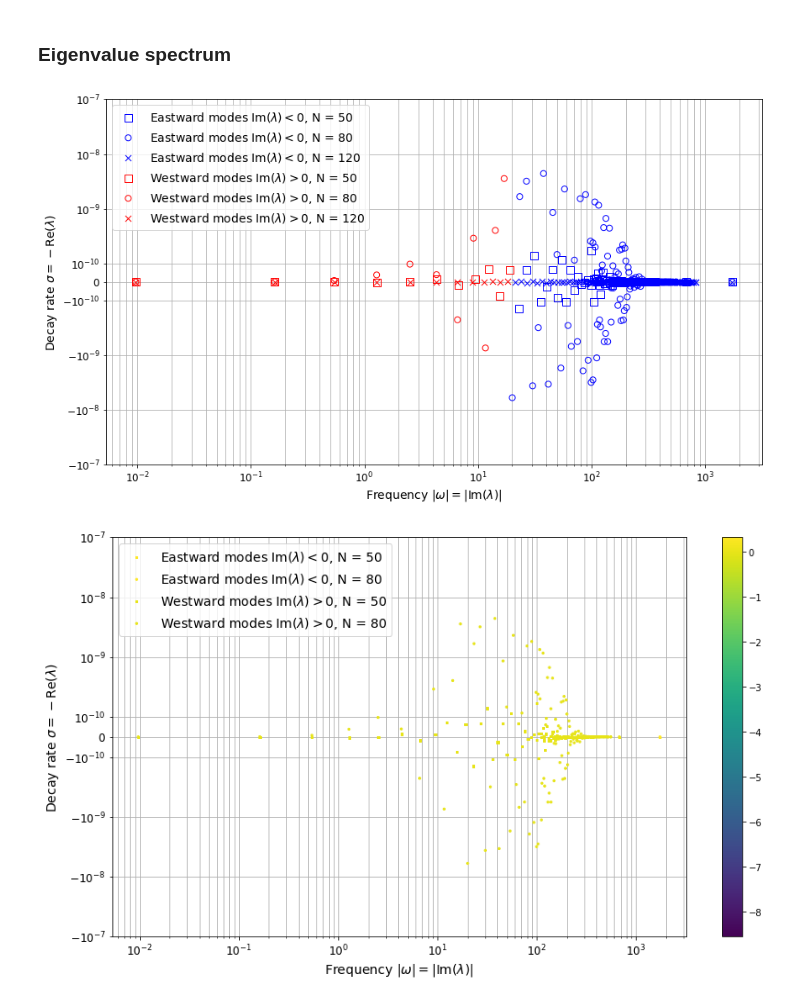
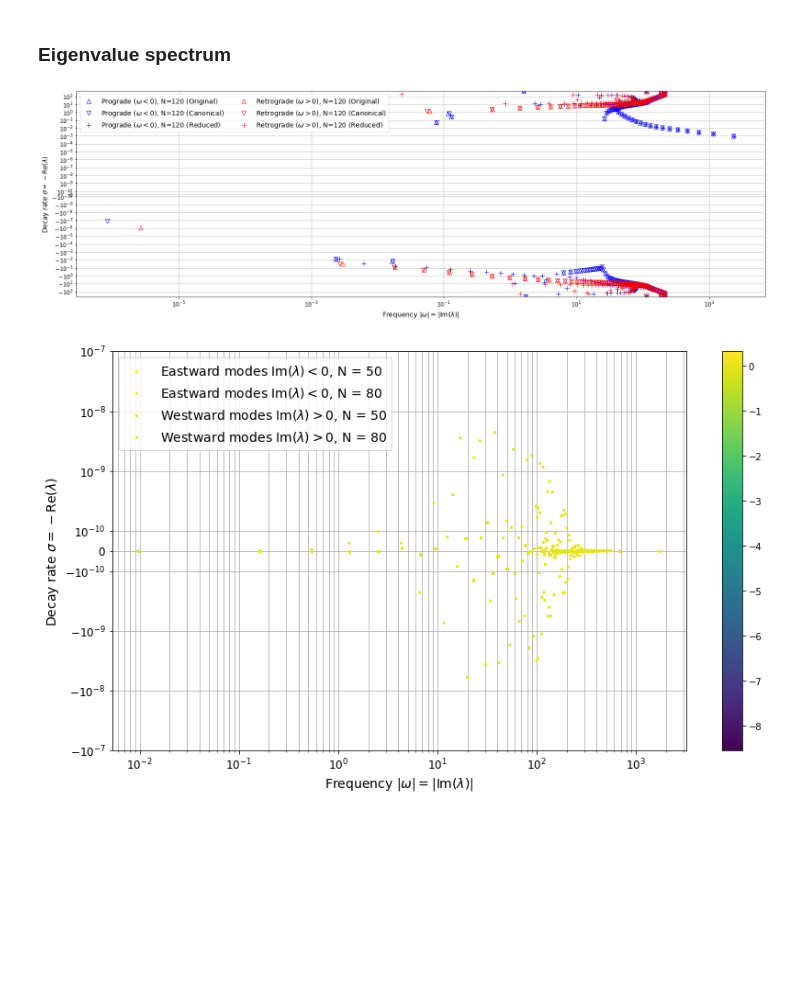
Before and after one commit to GentleMin/PlesioGeostroPy, a Jupyter notebook: Eigen_Post.ipynb, the cells around one changed output. Drawn from its saved outputs; the diff is of its cells as text; code cells hidden in the pictures; blank space fills up the shorter version.

```diff
--- a/Eigen_Post.ipynb
+++ b/Eigen_Post.ipynb
@@ -1094,3 +1210,17 @@ for idx, fname in enumerate(eigen_files_list):
+# %%
+df = pd.read_table(os.path.join('./out/eigen/T1_SL2N1_std/Reduced/eig-filter_ideal_m3_Le1e-4_N120.txt'), header=3, delimiter='\s+')
+for col in df:
+    if col == 'Index':
+        continue
+    df[col] = df[col].to_numpy().astype(np.complex128)
+
+for i_src in range(len(eig_val_list)):
+    if i_src >= len(eig_val_list) or i_src >= df.shape[1] - 1:
+        continue
+    targets = df.iloc[:, i_src+1].to_numpy()
+    i_target = np.array([np.argmin(np.abs(target - eig_val_list[i_src])) for target in targets])
+    eig_val_list[i_src] = eig_val_list[i_src][i_target]
+    eig_vec_list[i_src] = eig_vec_list[i_src][:, i_target]
 # %% [markdown]
 ### Sorting eigenmodes
 
@@ -1108,8 +1238,9 @@ Fast/slow splitting. The following code block classifies the eigenvalues into
 2. Slow modes and their eigenvalues (absolute value of imaginary part less than a threshold)
 # %%
 func_collections = [
-    lambda x: pproc.filter_sort(x, filter_op=np.greater, threshold=2.e+1, transform_filter=lambda x: np.abs(np.imag(x)), transform_sort=lambda x: np.abs(np.imag(x)), reversed=True),
-    lambda x: pproc.filter_sort(x, filter_op=np.less, threshold=2.e+1, transform_filter=lambda x: np.abs(np.imag(x)), transform_sort=lambda x: np.abs(np.imag(x)), remove_zero=1e-9)
+    lambda x: pproc.filter_sort(x, filter_op=np.greater, threshold=1.e+1, transform_filter=lambda x: np.abs(np.imag(x)), transform_sort=lambda x: np.abs(np.imag(x)), reversed=True),
+    # lambda x: pproc.filter_sort(x, filter_op=np.less, threshold=1.e+1, transform_filter=lambda x: np.abs(np.imag(x)), transform_sort=lambda x: np.abs(np.imag(x)), remove_zero=1e-10)
+    lambda x: pproc.filter_sort(x, filter_op=lambda x, y: (np.abs(np.imag(x)) < y) & (np.abs(np.real(x)) < 1e+3*np.abs(np.imag(x))), threshold=1.e+1, transform_sort=lambda x: np.abs(np.imag(x)), remove_zero=1e-10)
 ]
 # %% [markdown]
 Collect the results according to the classification criterion
@@ -1127,26 +1258,44 @@ for i_src, label in enumerate(label_list):
 # %% [markdown]
 ### Eigenvalue spectrum
 # %%
-fig, ax = plt.subplots(figsize=(14, 8))
-# save_name = "./out/eigen/Toroidal_Quadrupole/Spectrum_m3_Le-1e-4_east_on_top"
-save_name = None
+fig, ax = plt.subplots(figsize=(26, 8))
+save_name = "./out/eigen/T1_SL2N1_std/Spectrum_m3_Le1e-4_ideal_cEW_raw_Original-Canonical-Reduced"
+# save_name = None
 override = False
 
 style_cfg = [
     [
+        {'s': 80, "marker": '^', "edgecolors": 'b', "facecolors": "none", "linewidths": 1, 'zorder': 5},
+        {'s': 80, "marker": 'v', "edgecolors": 'b', "facecolors": "none", "linewidths": 1, 'zorder': 5},
+        {'s': 120, "marker": '+', "color": "b", "linewidths": 1, 'zorder': 5},
         {'s': 80, "marker": 's', "edgecolors": 'b', "facecolors": "none", "linewidths": 1, 'zorder': 5},
         {'s': 50, "marker": 'o', "edgecolors": 'b', "facecolors": "none", "linewidths": 1, 'zorder': 5},
+        {'s': 50, "marker": '+', "color": 'b', "linewidths": 1, 'zorder': 5},
+        {'s': 80, "marker": 'D', "edgecolors": 'b', "facecolors": "none", "linewidths": 1, 'zorder': 5},
+        {'s': 50, "marker": 'h', "edgecolors": 'b', "facecolors": "none", "linewidths": 1, 'zorder': 5},
         {'s': 50, "marker": 'x', "color": 'b', "linewidths": 1, 'zorder': 5},
+        {'s': 300, "marker": '1', "color": "b", "linewidths": 1, 'zorder': 5},
+        # {'s': 30, "marker": '+', "color": 'b', "linewidths": 1, 'zorder': 5},
+        # {'s': 30, "marker": '.', "color": 'b', "linewidths": 1, 'zorder': 5},
     ],
     [
+        {'s': 80, "marker": '^', "edgecolors": 'r', "facecolors": "none", "linewidths": 1, 'zorder': 5},
+        {'s': 80, "marker": 'v', "edgecolors": 'r', "facecolors": "none", "linewidths": 1, 'zorder': 5},
+        {'s': 120, "marker": '+', "color": "r", "linewidths": 1, 'zorder': 5},
         {'s': 80, "marker": 's', "edgecolors": 'r', "facecolors": "none", "linewidths": 1, 'zorder': 3},
         {'s': 50, "marker": 'o', "edgecolors": 'r', "facecolors": "none", "linewidths": 1, 'zorder': 3},
+        {'s': 50, "marker": '+', "color": 'r', "linewidths": 1, 'zorder': 3},
+        {'s': 80, "marker": 'D', "edgecolors": 'r', "facecolors": "none", "linewidths": 1, 'zorder': 3},
+        {'s': 50, "marker": 'h', "edgecolors": 'r', "facecolors": "none", "linewidths": 1, 'zorder': 3},
         {'s': 50, "marker": 'x', "color": 'r', "linewidths": 1, 'zorder': 3},
+        {'s': 300, "marker": '1', "color": "r", "linewidths": 1, 'zorder': 5},
+        # {'s': 30, "marker": '+', "color": 'r', "linewidths": 1, 'zorder': 5},
+        # {'s': 30, "marker": '.', "color": 'r', "linewidths": 1, 'zorder': 5},
     ],
 ]
 ds_name = [
-    r"Eastward modes $\mathrm{Im}(\lambda) < 0$",
-    r"Westward modes $\mathrm{Im}(\lambda) > 0$"
+    r"Prograde ($\omega < 0$)",
+    r"Retrograde ($\omega > 0$)"
     # r"Fast modes $|\mathrm{Im}(\lambda)| > 1.$",
     # r"Slow modes $|\mathrm{Im}(\lambda)| < 1.$"
 ]
@@ -1154,36 +1303,38 @@ ds_name = [
 for i_ds in range(len(ds_vals_collections)):
     for i_src in range(len(label_list)):
         if style_cfg[i_ds][i_src] is None:
             continue
         label = "%s, %s" % (ds_name[i_ds], label_list[i_src]) if isinstance(label_list[i_src], str) else "%s, N = %d" % (ds_name[i_ds], label_list[i_src])
         ax.scatter(np.abs(np.imag(ds_vals_collections[i_ds][i_src])), -np.real(ds_vals_collections[i_ds][i_src]),
             **style_cfg[i_ds][i_src], label=label)
         # ax.scatter(np.imag(ds_vals_collections[i_ds][i_src]), -np.real(ds_vals_collections[i_ds][i_src]),
         #     **style_cfg[i_ds][i_src], label=label, zorder=5)
 
 ax.set_xlabel(r"Frequency $|\omega| = |\mathrm{Im}(\lambda)|$", fontsize=14)
 # ax.set_xlabel(r"Frequency $\omega = \mathrm{Im}(\lambda)$", fontsize=14)
 ax.set_ylabel(r"Decay rate $\sigma = -\mathrm{Re}(\lambda)$", fontsize=14)
 
 ax.set_xscale('log')
 # ax.set_xscale('symlog', linthresh=1e-3, linscale=.1)
 ax.set_yscale('symlog', linthresh=1e-10, linscale=.3)
 # ax.set_xlim([4, 6])
-ax.set_ylim([-1e-7, +1e-7])
+# ax.set_ylim([-1e-7, +1e-7])
+# ax.set_xlim([1e-3, 1e+4])
+# ax.set_ylim([-1, 1])
 ax.tick_params(axis='both', which='major', labelsize=12)
 
 ax.grid(which="both")
-ax.legend(fontsize=14)
+ax.legend(fontsize=14, ncol=2)
 
 if save_name is not None:
     if os.path.exists(save_name + '.pdf') and not override:
         print("File exists... aborting...")
     else:
         plt.savefig(save_name + '.pdf', format="pdf", bbox_inches="tight")
         plt.savefig(save_name + '.png', format="png", dpi=150, bbox_inches="tight")
 plt.show()
 # %% [output]
-[figure, old version]
+[figure, new version]
 # %%
 fig, ax = plt.subplots(figsize=(14, 8))
 # save_name = "./out/eigen/Toroidal_Quadrupole/Spectrum_m3_Le-1e-4_east_on_top"
```
Also changed, not shown: parts of 62 cells of this notebook, 1 other file.
